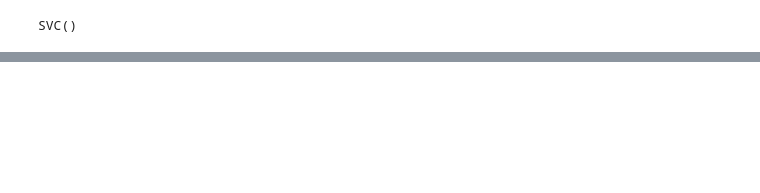
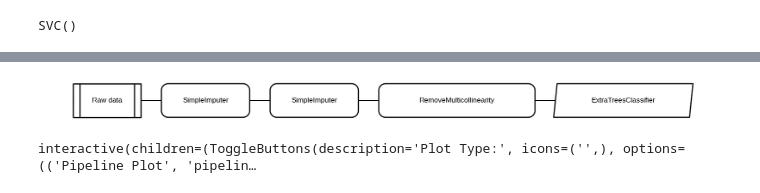
Before and after one commit to pranjaldhole/molecule-gym, a Jupyter notebook: molecule_gym/experiments/ChemBERTa_for_classification.ipynb, the cells around one changed output, grey strips where cells are left out. Saved outputs shown, nothing was run; the diff lists cells and outputs as text; code cells hidden in the pictures; blank space fills up the shorter version.

```diff
--- a/molecule_gym/experiments/ChemBERTa_for_classification.ipynb
+++ b/molecule_gym/experiments/ChemBERTa_for_classification.ipynb
@@ -187,0 +248,2 @@ plt.show()
+# %%
+best_model = create_model('et')
@@ -187,0 +267,2 @@ plt.show()
+# %%
+tuned_model = tune_model(best_model, optimize='F1')
@@ -187,0 +308,5 @@ plt.show()
+# %%
+evaluate_model(tuned_model)
+# %% [output]
+[figure, added]
+interactive(children=(ToggleButtons(description='Plot Type:', icons=('',), options=(('Pipeline Plot', 'pipelin…
```
Also changed, not shown: parts of 22 cells of this notebook, 1 other file.
